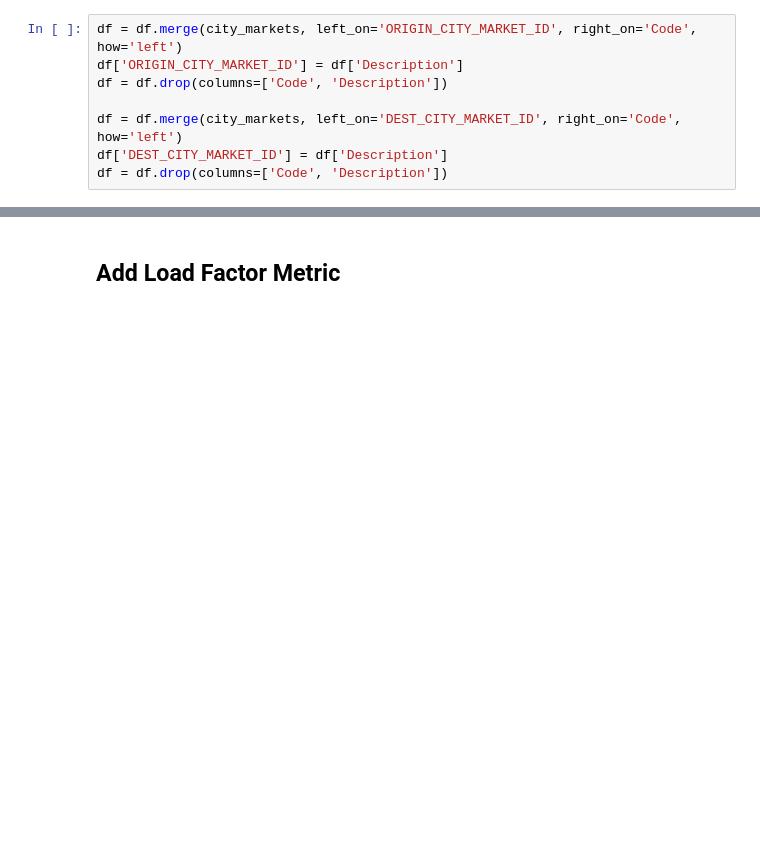
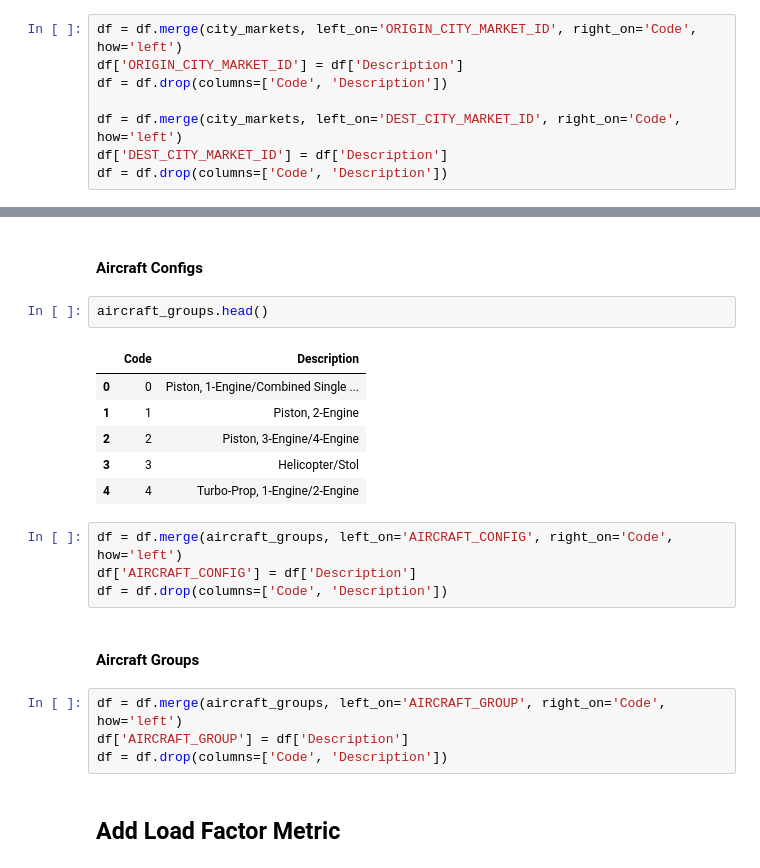
Before and after one commit to admacpherson/T-100-Aviation-Data, a Jupyter notebook: Tableau Dataset.ipynb, the cells around one changed output, grey strips where cells are left out. Cells and saved outputs as stored; diff of their text form; blank space fills up the shorter version.

Commit message:
Add aircraft config and group

```diff
--- a/Tableau Dataset.ipynb
+++ b/Tableau Dataset.ipynb
@@ -99,3 +111,24 @@ df = df.drop(columns=['Code', 'Description'])
+# %% [markdown]
+<h4>Aircraft Configs</h4>
+# %%
+aircraft_groups.head()
+# %% [output]
+|  | Code | Description |
+| 0 | 0 | Piston, 1-Engine/Combined Single ... |
+| 1 | 1 | Piston, 2-Engine |
+| 2 | 2 | Piston, 3-Engine/4-Engine |
+| 3 | 3 | Helicopter/Stol |
+| 4 | 4 | Turbo-Prop, 1-Engine/2-Engine |
+# %%
+df = df.merge(aircraft_groups, left_on='AIRCRAFT_CONFIG', right_on='Code', how='left')
+df['AIRCRAFT_CONFIG'] = df['Description']
+df = df.drop(columns=['Code', 'Description'])
+# %% [markdown]
+<h4>Aircraft Groups</h4>
+# %%
+df = df.merge(aircraft_groups, left_on='AIRCRAFT_GROUP', right_on='Code', how='left')
+df['AIRCRAFT_GROUP'] = df['Description']
+df = df.drop(columns=['Code', 'Description'])
 # %% [markdown]
 <h2>Add Load Factor Metric</h2>
 # %%
```
Also changed, not shown: parts of 4 cells of this notebook.
